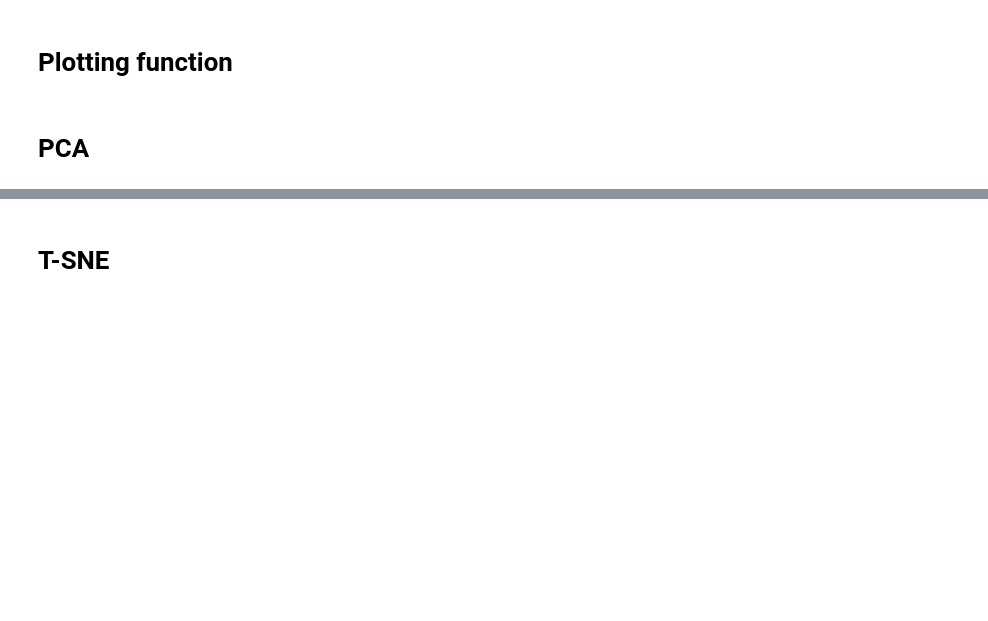
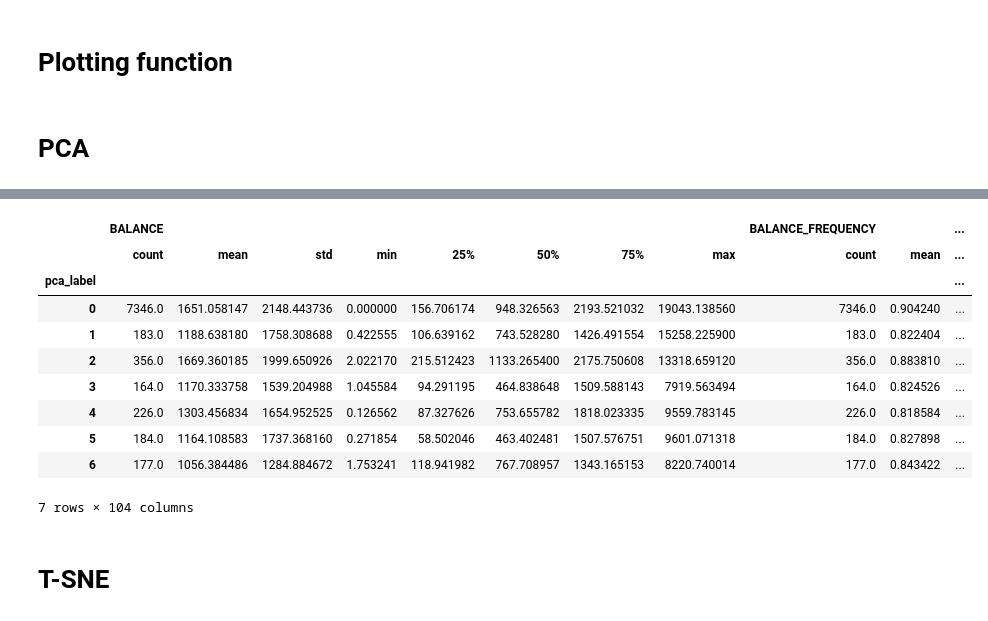
Before and after one commit to TBW108/CIS-Clustering-Project, a Jupyter notebook: Clustering.ipynb, the cells around one changed output, grey strips where cells are left out. Saved outputs shown, nothing was run; the diff lists cells and outputs as text; code cells hidden in the pictures; blank space fills up the shorter version.

```diff
--- a/Clustering.ipynb
+++ b/Clustering.ipynb
@@ -155,7 +154,7 @@ visualizer.show()
 # Plotting function
 # %%
 def red_dim_plot2(red_model,data):
-    """降维成二维然后作图"""
+    """dimensional reduction and plot"""
     trans_data=red_model.fit_transform(data)
     fig,ax=plt.subplots()
     fig.set_facecolor('w')
@@ -163,7 +162,7 @@ def red_dim_plot2(red_model,data):
     return trans_data
 
 def dbscan_clst_plot2(eps,min_samples,trans_data):
-    """降维后的图基于密度进行聚类，再作图"""
+    """DBSCAN clustering and plot """
     dbscan_model=DBSCAN(eps=eps,min_samples=min_samples,n_jobs=-1)
     labels=dbscan_model.fit_predict(trans_data)
     fig1,ax1=plt.subplots()
@@ -201,5 +200,27 @@ np.sum(pca2.explained_variance_ratio_)
 [figure]
 [figure]
+# %%
+def read_data(path):
+    data=pd.read_csv(path)
+    data=data.dropna(how='any')
+    data=data.drop(["CUST_ID","PURCHASES","PURCHASES_FREQUENCY","CASH_ADVANCE_TRX","PURCHASES_TRX"],axis=1) # 0是每一列中的每一行进行操作，1是每一行的每一列进行操作
+    return data
+
+original_data=read_data("CC GENERAL.csv")
+original_data['pca_label']=model.labels_
+original_data.groupby('pca_label').describe()
+# %% [output]
+|  | BALANCE |  |  |  |  |  |  |  | BALANCE_FREQUENCY |  | ... |
+|  | count | mean | std | min | 25% | 50% | 75% | max | count | mean | ... |
+| pca_label |  |  |  |  |  |  |  |  |  |  | ... |
+| 0 | 7346.0 | 1651.058147 | 2148.443736 | 0.000000 | 156.706174 | 948.326563 | 2193.521032 | 19043.138560 | 7346.0 | 0.904240 | ... |
+| 1 | 183.0 | 1188.638180 | 1758.308688 | 0.422555 | 106.639162 | 743.528280 | 1426.491554 | 15258.225900 | 183.0 | 0.822404 | ... |
+| 2 | 356.0 | 1669.360185 | 1999.650926 | 2.022170 | 215.512423 | 1133.265400 | 2175.750608 | 13318.659120 | 356.0 | 0.883810 | ... |
+| 3 | 164.0 | 1170.333758 | 1539.204988 | 1.045584 | 94.291195 | 464.838648 | 1509.588143 | 7919.563494 | 164.0 | 0.824526 | ... |
+| 4 | 226.0 | 1303.456834 | 1654.952525 | 0.126562 | 87.327626 | 753.655782 | 1818.023335 | 9559.783145 | 226.0 | 0.818584 | ... |
+| 5 | 184.0 | 1164.108583 | 1737.368160 | 0.271854 | 58.502046 | 463.402481 | 1507.576751 | 9601.071318 | 184.0 | 0.827898 | ... |
+| 6 | 177.0 | 1056.384486 | 1284.884672 | 1.753241 | 118.941982 | 767.708957 | 1343.165153 | 8220.740014 | 177.0 | 0.843422 | ... |
+7 rows × 104 columns
 # %% [markdown]
 # T-SNE
 # %%
```
Also changed, not shown: parts of 2 cells of this notebook.
